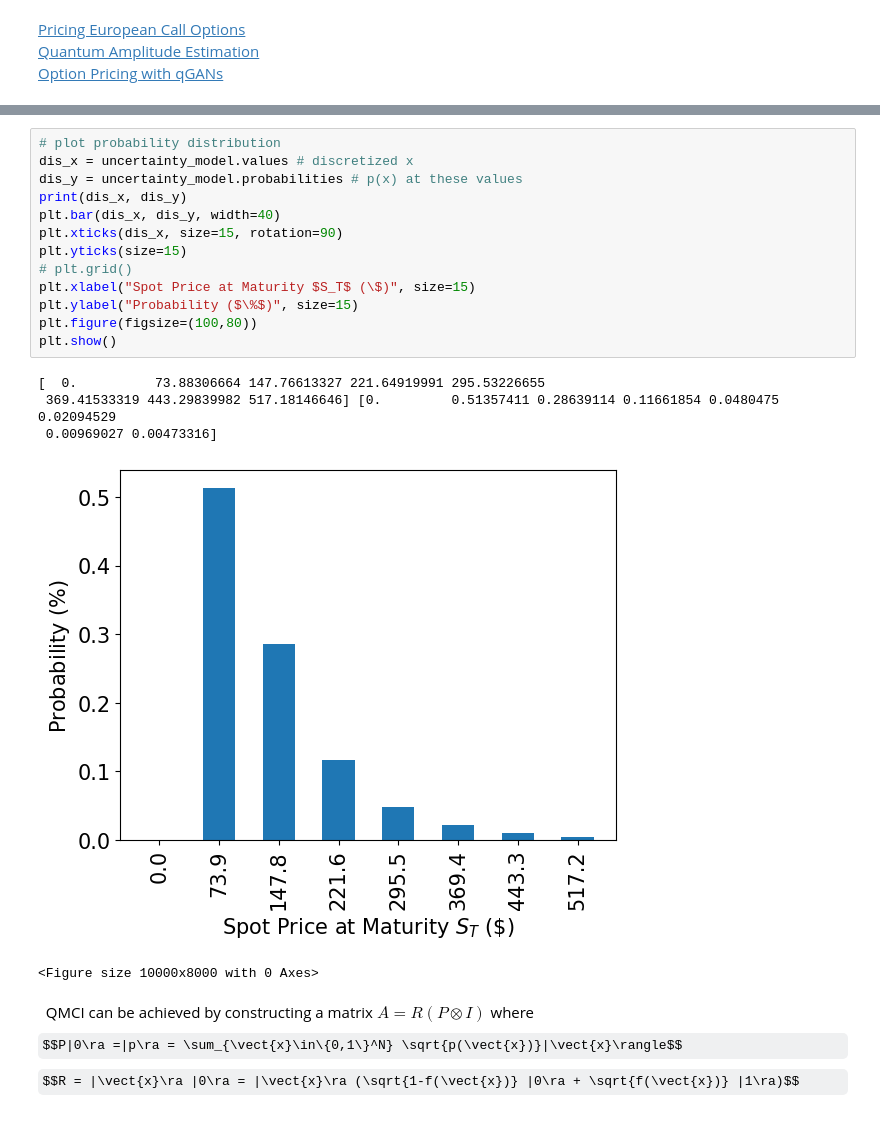
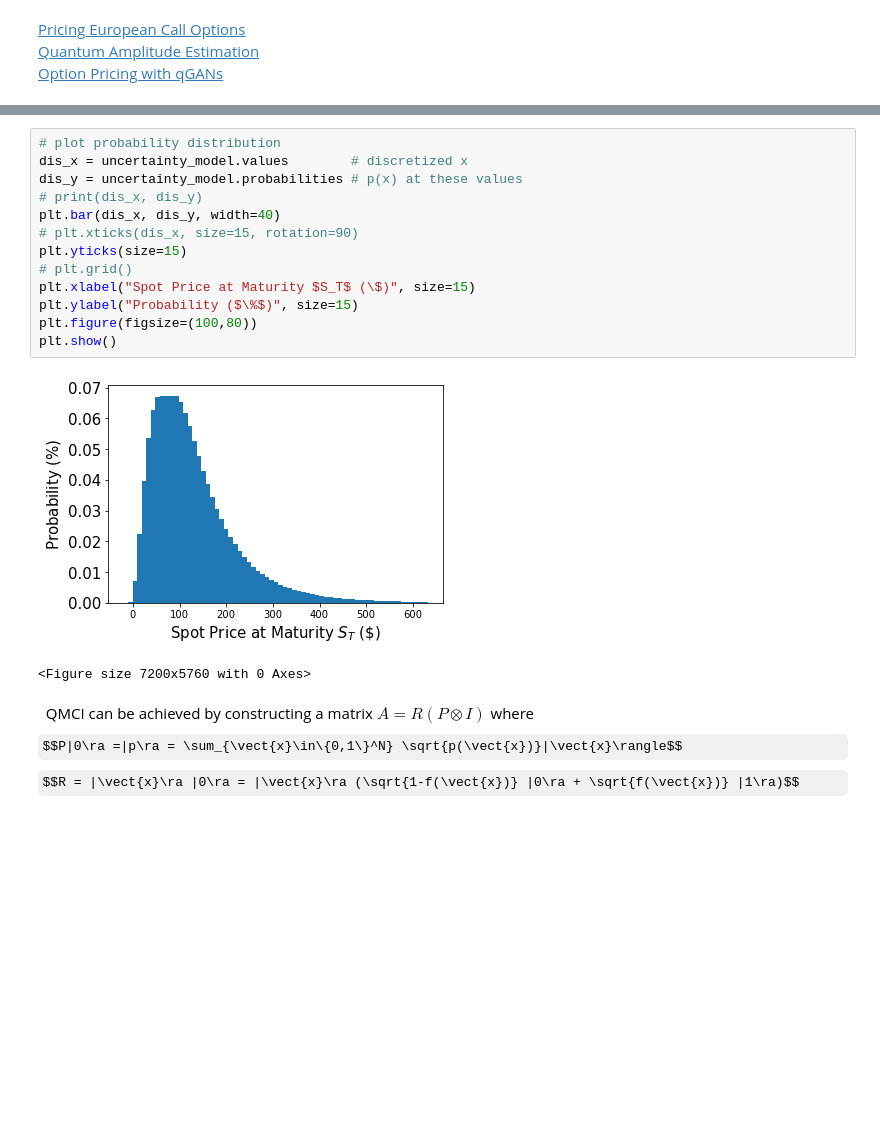
Before and after one commit to gongaa/QuantumEyeMoody, a Jupyter notebook: QECHackMoodys-challenge.ipynb, the cells around one changed output, grey strips where cells are left out. Cells and saved outputs as stored; diff of their text form; some formulas as TeX source; blank space fills up the shorter version.

```diff
--- a/QECHackMoodys-challenge.ipynb
+++ b/QECHackMoodys-challenge.ipynb
@@ -293,23 +286,20 @@ uncertainty_model = LogNormalDistribution(
 135.9140914229523 95.31684375952338
 # %%
 # plot probability distribution
-dis_x = uncertainty_model.values # discretized x
+dis_x = uncertainty_model.values        # discretized x
 dis_y = uncertainty_model.probabilities # p(x) at these values
-print(dis_x, dis_y)
+# print(dis_x, dis_y)
 plt.bar(dis_x, dis_y, width=40)
-plt.xticks(dis_x, size=15, rotation=90)
+# plt.xticks(dis_x, size=15, rotation=90)
 plt.yticks(size=15)
 # plt.grid()
 plt.xlabel("Spot Price at Maturity $S_T$ (\$)", size=15)
 plt.ylabel("Probability ($\%$)", size=15)
 plt.figure(figsize=(100,80))
 plt.show()
 # %% [output]
+[figure, new version]
-[  0.          73.88306664 147.76613327 221.64919991 295.53226655
- 369.41533319 443.29839982 517.18146646] [0.         0.51357411 0.28639114 0.11661854 0.0480475  0.02094529
- 0.00969027 0.00473316]
+<Figure size 7200x5760 with 0 Axes>
-[figure, old version]
-<Figure size 10000x8000 with 0 Axes>
 # %% [markdown]
 $\newcommand{\ra}{\rangle}$
 $\newcommand{\vect}[1]{{\mathbf{\boldsymbol{{#1}}}}}$
```
Also changed, not shown: parts of 25 cells of this notebook, 3 other files.
